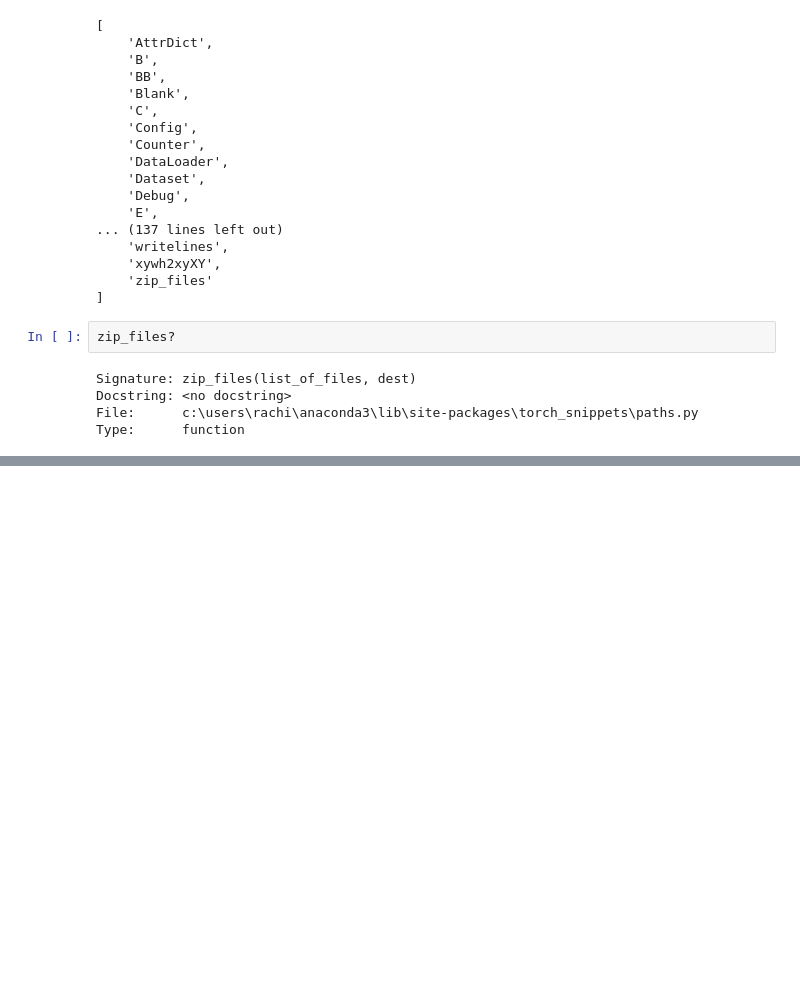
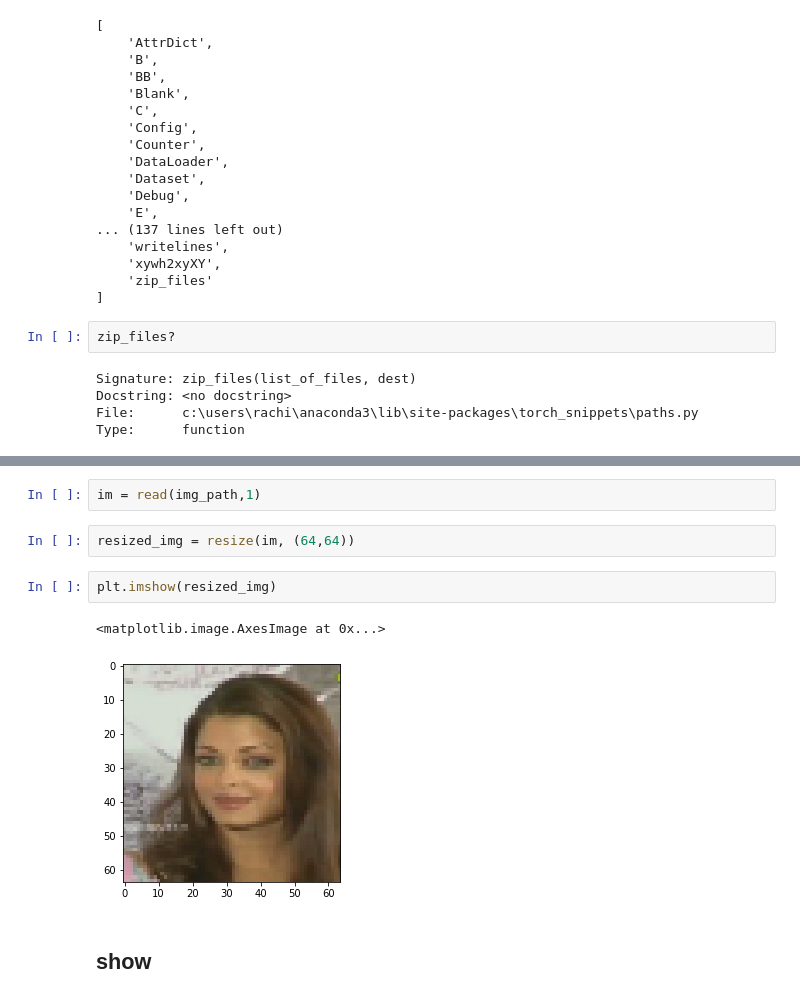
Before and after one commit to Rachinder3/Modern-Computer-Vision-with-PyTorch, a Jupyter notebook: 4. Transfer Learning for Image Classification.ipynb, the cells around one changed output, grey strips where cells are left out. Saved outputs shown, nothing was run; the diff lists cells and outputs as text; blank space fills up the shorter version.

```diff
--- a/4. Transfer Learning for Image Classification.ipynb
+++ b/4. Transfer Learning for Image Classification.ipynb
@@ -1397,0 +1445,11 @@ Type:      function
+# %%
+im = read(img_path,1)
+# %%
+resized_img = resize(im, (64,64))
+# %%
+plt.imshow(resized_img)
+# %% [output]
+<matplotlib.image.AxesImage at 0x...>
+[figure, added]
+# %% [markdown]
+## show
```
Also changed, not shown: parts of 14 cells of this notebook.
